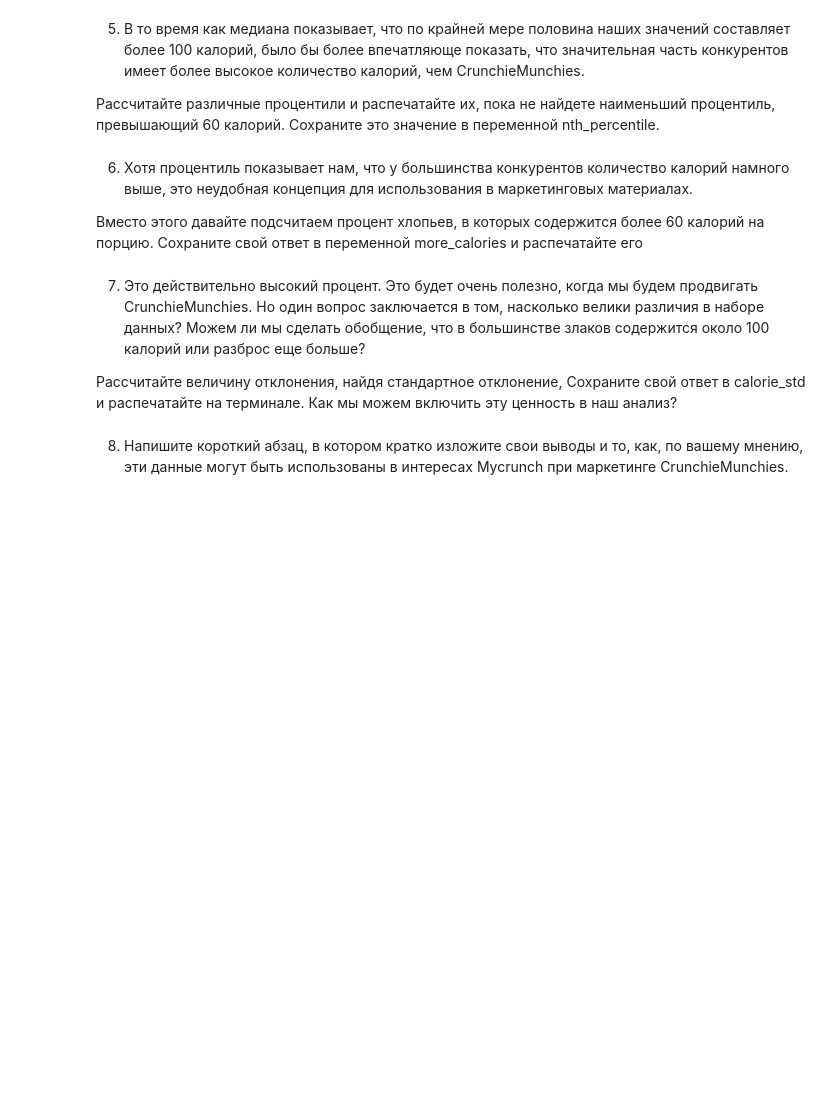
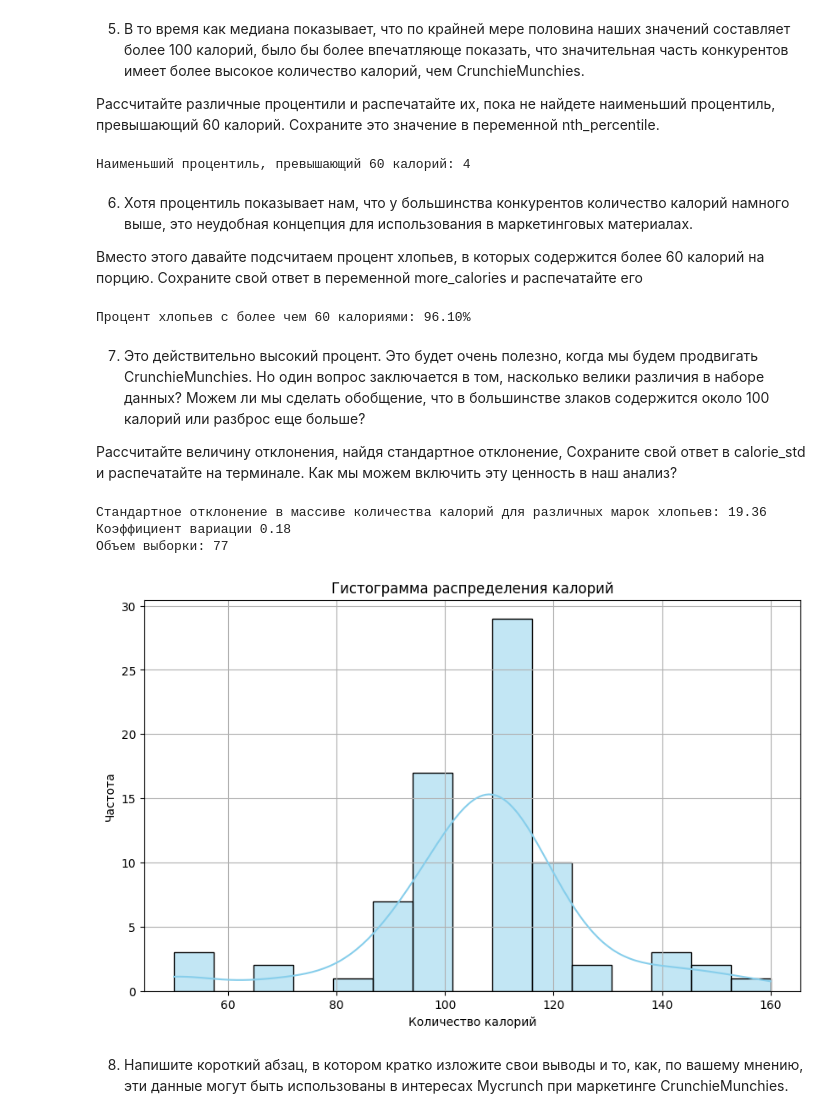
Before and after one commit to kuzi-nat/pandas_numpy_tasks, a Jupyter notebook: assignment_numpy.ipynb, the cells around one changed output. Saved outputs shown, nothing was run; the diff lists cells and outputs as text; code cells hidden in the pictures; blank space fills up the shorter version.

```diff
--- a/assignment_numpy.ipynb
+++ b/assignment_numpy.ipynb
@@ -211,19 +394,60 @@ array([ 70., 120.,  70.,  50., 110., 110., 110., 130.,  90.,  90., 120.,
 
 Рассчитайте различные процентили и распечатайте их, пока не найдете наименьший процентиль, превышающий 60 калорий. Сохраните это значение в переменной nth_percentile.
 # %%
-# your code
+percentiles = np.arange(0, 101, 1)
+calorie_percentiles = np.percentile(calorie_stats, percentiles)
+index = np.argmax(calorie_percentiles > 60)
+nth_percentile = percentiles[index]
+print(f"Наименьший процентиль, превышающий 60 калорий: {nth_percentile}")
+# %% [output]
+Наименьший процентиль, превышающий 60 калорий: 4
 # %% [markdown]
 6. Хотя процентиль показывает нам, что у большинства конкурентов количество калорий намного выше, это неудобная концепция для использования в маркетинговых материалах.
 
 Вместо этого давайте подсчитаем процент хлопьев, в которых содержится более 60 калорий на порцию. Сохраните свой ответ в переменной more_calories и распечатайте его
 # %%
-# your code
+more_calories = np.sum(calorie_stats > 60) / len(calorie_stats) * 100
+print(f"Процент хлопьев с более чем 60 калориями: {more_calories:.2f}%")
+# %% [output]
+Процент хлопьев с более чем 60 калориями: 96.10%
 # %% [markdown]
 7. Это действительно высокий процент. Это будет очень полезно, когда мы будем продвигать CrunchieMunchies. Но один вопрос заключается в том, насколько велики различия в наборе данных? Можем ли мы сделать обобщение, что в большинстве злаков содержится около 100 калорий или разброс еще больше?
 
 Рассчитайте величину отклонения, найдя стандартное отклонение, Сохраните свой ответ в calorie_std и распечатайте на терминале. Как мы можем включить эту ценность в наш анализ?
 # %%
-# your code
+calorie_std = np.std(calorie_stats)
+coefficient_of_variation = calorie_std / average_calories
+data_size = len(calorie_stats)
+print(f"Стандартное отклонение в массиве количества калорий для различных марок хлопьев: {calorie_std:.2f}")
+print(f'Коэффициент вариации {coefficient_of_variation:.2f}')
+print(f'Объем выборки: {data_size}')
+# %% [output]
+Стандартное отклонение в массиве количества калорий для различных марок хлопьев: 19.36
+Коэффициент вариации 0.18
+Объем выборки: 77
+# %%
+import matplotlib.pyplot as plt
+import seaborn as sns
+
+# Исходные данные
+calorie_stats = np.array([70., 120., 70., 50., 110., 110., 110., 130., 90., 90., 120.,
+                          110., 120., 110., 110., 110., 100., 110., 110., 110., 100., 110.,
+                          100., 100., 110., 110., 100., 120., 120., 110., 100., 110., 100.,
+                          110., 120., 120., 110., 110., 110., 140., 110., 100., 110., 100.,
+                          150., 150., 160., 100., 120., 140., 90., 130., 120., 100., 50.,
+                          50., 100., 100., 120., 100., 90., 110., 110., 80., 90., 90.,
+                          110., 110., 90., 110., 140., 100., 110., 110., 100., 100., 110.])
+
+# Построение гистограммы
+plt.figure(figsize=(10, 6))
+sns.histplot(calorie_stats, bins=15, kde=True, color='skyblue', edgecolor='black')
+plt.title('Гистограмма распределения калорий')
+plt.xlabel('Количество калорий')
+plt.ylabel('Частота')
+plt.grid(True)
+plt.show()
+# %% [output]
+[figure, added]
 # %% [markdown]
 8. Напишите короткий абзац, в котором кратко изложите свои выводы и то, как, по вашему мнению, эти данные могут быть использованы в интересах Mycrunch при маркетинге CrunchieMunchies.
 # %%
```
Also changed, not shown: parts of 35 cells of this notebook, 1 other file.
